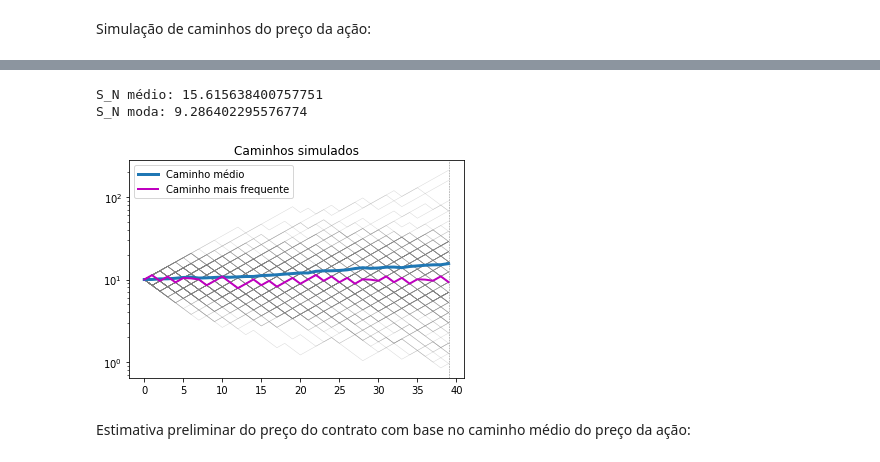
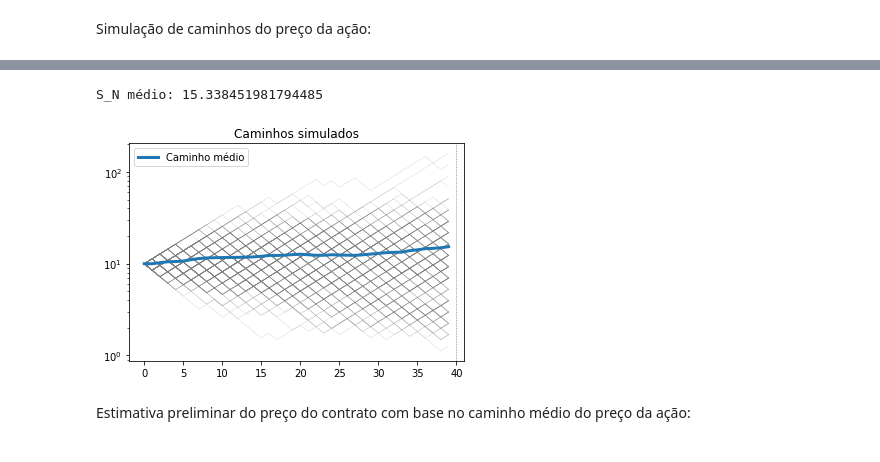
Before and after one commit to cleitonmoya/MAE001_Trabalho1, a Jupyter notebook: Trab1_MAE_vCleiton.ipynb, the cells around one changed output, grey strips where cells are left out. Saved outputs shown, nothing was run; the diff lists cells and outputs as text; code cells hidden in the pictures.

```diff
--- a/Trab1_MAE_vCleiton.ipynb
+++ b/Trab1_MAE_vCleiton.ipynb
@@ -240,20 +255,17 @@ for n in range(200):
 # %%
-s = s[1:]
+from scipy.stats import mode
+Sm = s.mean(0)
+
 plt.title("Caminhos simulados")
 plt.plot(s.T,linewidth=0.5, alpha=0.3, color='grey')
-Sm = s.mean(0)
-S_median = np.median(s,axis=0)
 plt.plot(Sm,linewidth=3, label="Caminho médio")
-plt.plot(S_median, linewidth=2, color='m', label="Caminho mais frequente")
-plt.axvline(39, linewidth=0.5, linestyle='--', color='gray')
+plt.axvline(N, linewidth=0.5, linestyle='--', color='gray')
 plt.yscale('log')
 plt.legend()
-print("S_N médio:",Sm[39])
-print("S_N moda:",S_median[39])
+print("S_N médio:",Sm[N-1])
 # %% [output]
-S_N médio: 15.615638400757751
-S_N moda: 9.286402295576774
+S_N médio: 15.338451981794485
-[figure, old version]
+[figure, new version]
 # %% [markdown]
 Estimativa preliminar do preço do contrato com base no caminho médio do preço da ação:
 # %%
```
Also changed, not shown: parts of 16 cells of this notebook.
